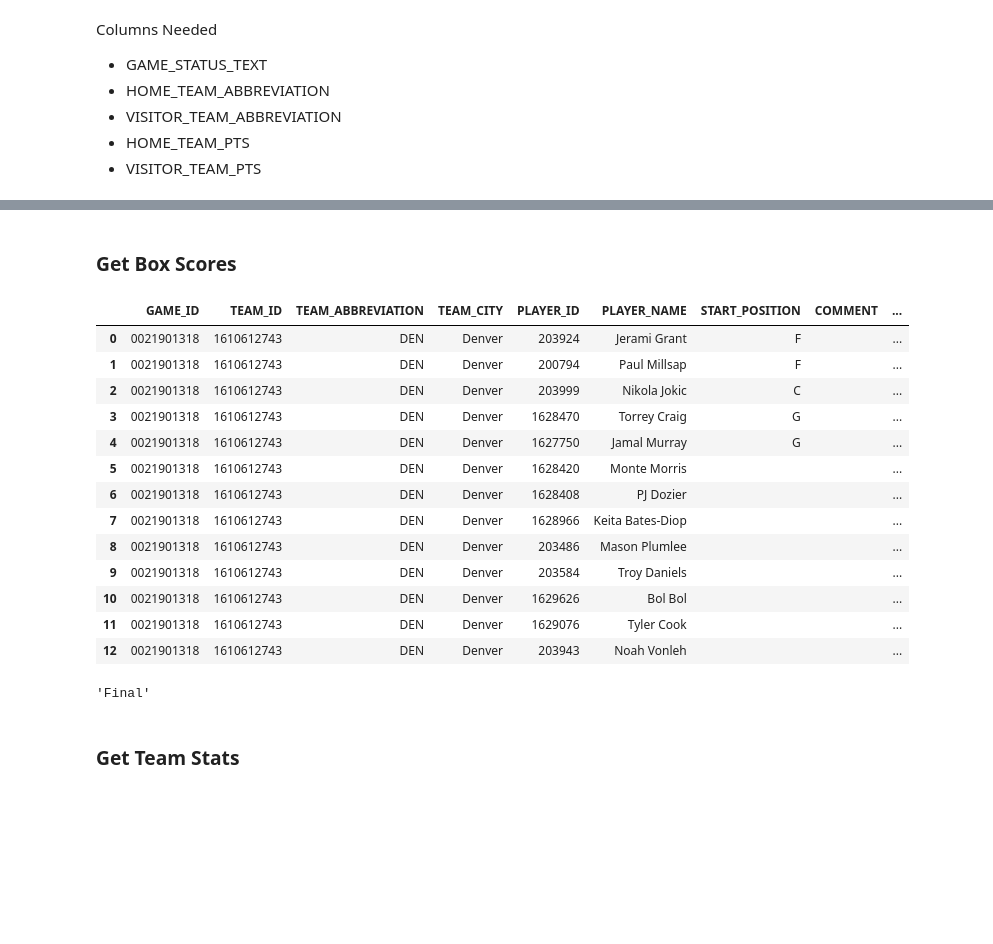
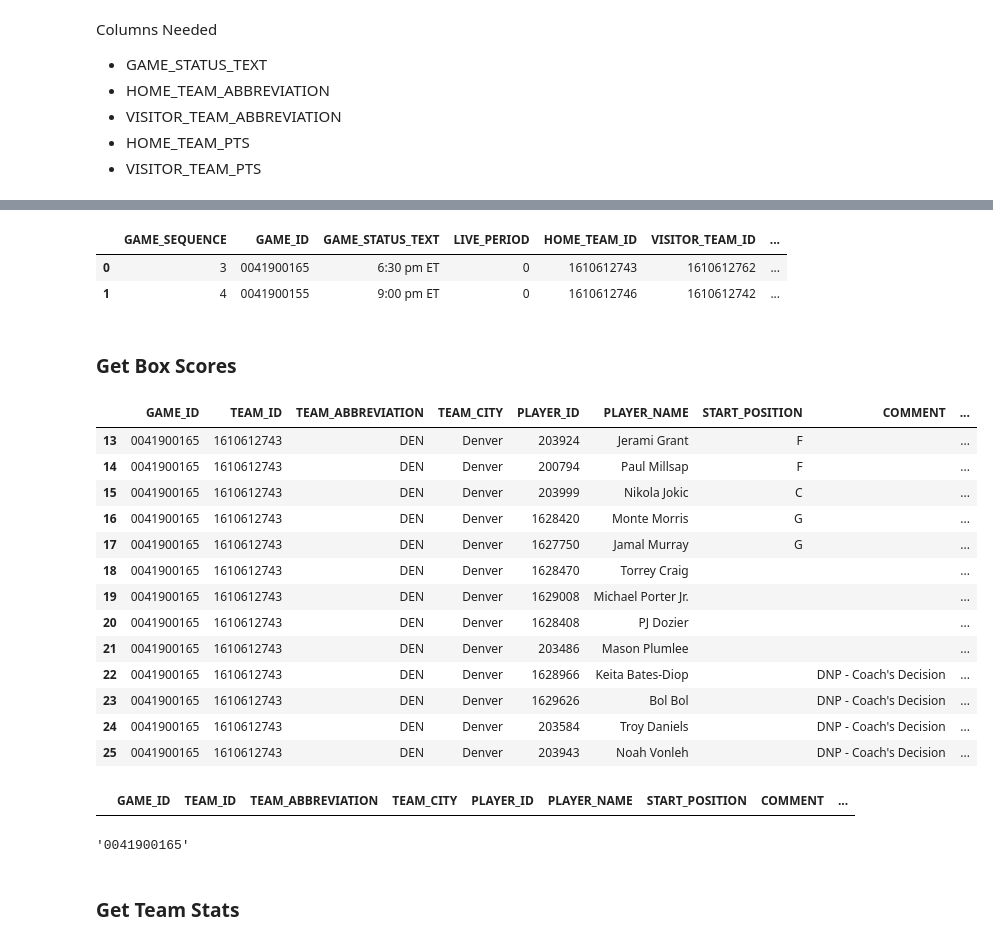
Before and after one commit to acheng1230/Udacity_DataScientist_Nanodegree, a Jupyter notebook: Capstone_Project/ipynb/dashboard_data.ipynb, the cells around one changed output, grey strips where cells are left out. Cells and saved outputs as stored; diff of their text form; code cells hidden in the pictures; blank space fills up the shorter version.

```diff
--- a/Capstone_Project/ipynb/dashboard_data.ipynb
+++ b/Capstone_Project/ipynb/dashboard_data.ipynb
@@ -126,3 +169,9 @@ live_games
+# %%
+live_games
+# %% [output]
+|  | GAME_SEQUENCE | GAME_ID | GAME_STATUS_TEXT | LIVE_PERIOD | HOME_TEAM_ID | VISITOR_TEAM_ID | ... |
+| 0 | 3 | 0041900165 | 6:30 pm ET | 0 | 1610612743 | 1610612762 | ... |
+| 1 | 4 | 0041900155 | 9:00 pm ET | 0 | 1610612746 | 1610612742 | ... |
 # %% [markdown]
 ### Get Box Scores
 # %%
@@ -139,51 +188,56 @@ def get_boxscore(game_id):
 
     # Data cleaning
     boxscore = boxscore.fillna(0)
     float_scores = boxscore.select_dtypes('float')
     headers = boxscore.columns.values
 
     # Keep PCT as floats
     pct_df = float_scores.filter(regex='PCT')
     pct_cols = pct_df.columns.values
     boxscore.drop(pct_cols, axis=1, inplace=True)
     boxscore = pd.concat([boxscore, pct_df], axis=1)
 
     # Convert stats to ints
     int_df = float_scores.astype(int).drop(pct_cols, axis=1)
     int_cols = int_df.columns.values
     boxscore.drop(int_cols, axis=1, inplace=True)
     boxscore = pd.concat([boxscore, int_df], axis=1)
 
     # Keep original order of headers
     boxscore = boxscore[headers]
     team1, team2 = boxscore.groupby("TEAM_ID")
 
     # Game summary
     summary = game.Info(game_id).game_summary()
 
     return team1[1], team2[1], summary
 
-team1, team2, summary = get_boxscore(test_gameid)
+team1, team2, summary = get_boxscore(today_game)
 team1
 # %% [output]
 |  | GAME_ID | TEAM_ID | TEAM_ABBREVIATION | TEAM_CITY | PLAYER_ID | PLAYER_NAME | START_POSITION | COMMENT | ... |
-| 0 | 0021901318 | 1610612743 | DEN | Denver | 203924 | Jerami Grant | F |  | ... |
-| 1 | 0021901318 | 1610612743 | DEN | Denver | 200794 | Paul Millsap | F |  | ... |
-| 2 | 0021901318 | 1610612743 | DEN | Denver | 203999 | Nikola Jokic | C |  | ... |
-| 3 | 0021901318 | 1610612743 | DEN | Denver | 1628470 | Torrey Craig | G |  | ... |
-| 4 | 0021901318 | 1610612743 | DEN | Denver | 1627750 | Jamal Murray | G |  | ... |
-| 5 | 0021901318 | 1610612743 | DEN | Denver | 1628420 | Monte Morris |  |  | ... |
-| 6 | 0021901318 | 1610612743 | DEN | Denver | 1628408 | PJ Dozier |  |  | ... |
-| 7 | 0021901318 | 1610612743 | DEN | Denver | 1628966 | Keita Bates-Diop |  |  | ... |
-| 8 | 0021901318 | 1610612743 | DEN | Denver | 203486 | Mason Plumlee |  |  | ... |
-| 9 | 0021901318 | 1610612743 | DEN | Denver | 203584 | Troy Daniels |  |  | ... |
-| 10 | 0021901318 | 1610612743 | DEN | Denver | 1629626 | Bol Bol |  |  | ... |
-| 11 | 0021901318 | 1610612743 | DEN | Denver | 1629076 | Tyler Cook |  |  | ... |
-| 12 | 0021901318 | 1610612743 | DEN | Denver | 203943 | Noah Vonleh |  |  | ... |
+| 13 | 0041900165 | 1610612743 | DEN | Denver | 203924 | Jerami Grant | F |  | ... |
+| 14 | 0041900165 | 1610612743 | DEN | Denver | 200794 | Paul Millsap | F |  | ... |
+| 15 | 0041900165 | 1610612743 | DEN | Denver | 203999 | Nikola Jokic | C |  | ... |
+| 16 | 0041900165 | 1610612743 | DEN | Denver | 1628420 | Monte Morris | G |  | ... |
+| 17 | 0041900165 | 1610612743 | DEN | Denver | 1627750 | Jamal Murray | G |  | ... |
+| 18 | 0041900165 | 1610612743 | DEN | Denver | 1628470 | Torrey Craig |  |  | ... |
+| 19 | 0041900165 | 1610612743 | DEN | Denver | 1629008 | Michael Porter Jr. |  |  | ... |
+| 20 | 0041900165 | 1610612743 | DEN | Denver | 1628408 | PJ Dozier |  |  | ... |
+| 21 | 0041900165 | 1610612743 | DEN | Denver | 203486 | Mason Plumlee |  |  | ... |
+| 22 | 0041900165 | 1610612743 | DEN | Denver | 1628966 | Keita Bates-Diop |  | DNP - Coach's Decision | ... |
+| 23 | 0041900165 | 1610612743 | DEN | Denver | 1629626 | Bol Bol |  | DNP - Coach's Decision | ... |
+| 24 | 0041900165 | 1610612743 | DEN | Denver | 203584 | Troy Daniels |  | DNP - Coach's Decision | ... |
+| 25 | 0041900165 | 1610612743 | DEN | Denver | 203943 | Noah Vonleh |  | DNP - Coach's Decision | ... |
-# %%
-summary['GAME_STATUS_TEXT'].unique()[0]
-# %% [output]
-'Final'
+# %%
+game.BoxScore('0041900165').players_stats()
+# %% [output]
+|  | GAME_ID | TEAM_ID | TEAM_ABBREVIATION | TEAM_CITY | PLAYER_ID | PLAYER_NAME | START_POSITION | COMMENT | ... |
+# %%
+today_game = '0041900165'
+today_game
+# %% [output]
+'0041900165'
 # %% [markdown]
 ### Get Team Stats
 # %%
```
Also changed, not shown: parts of 17 cells of this notebook.
